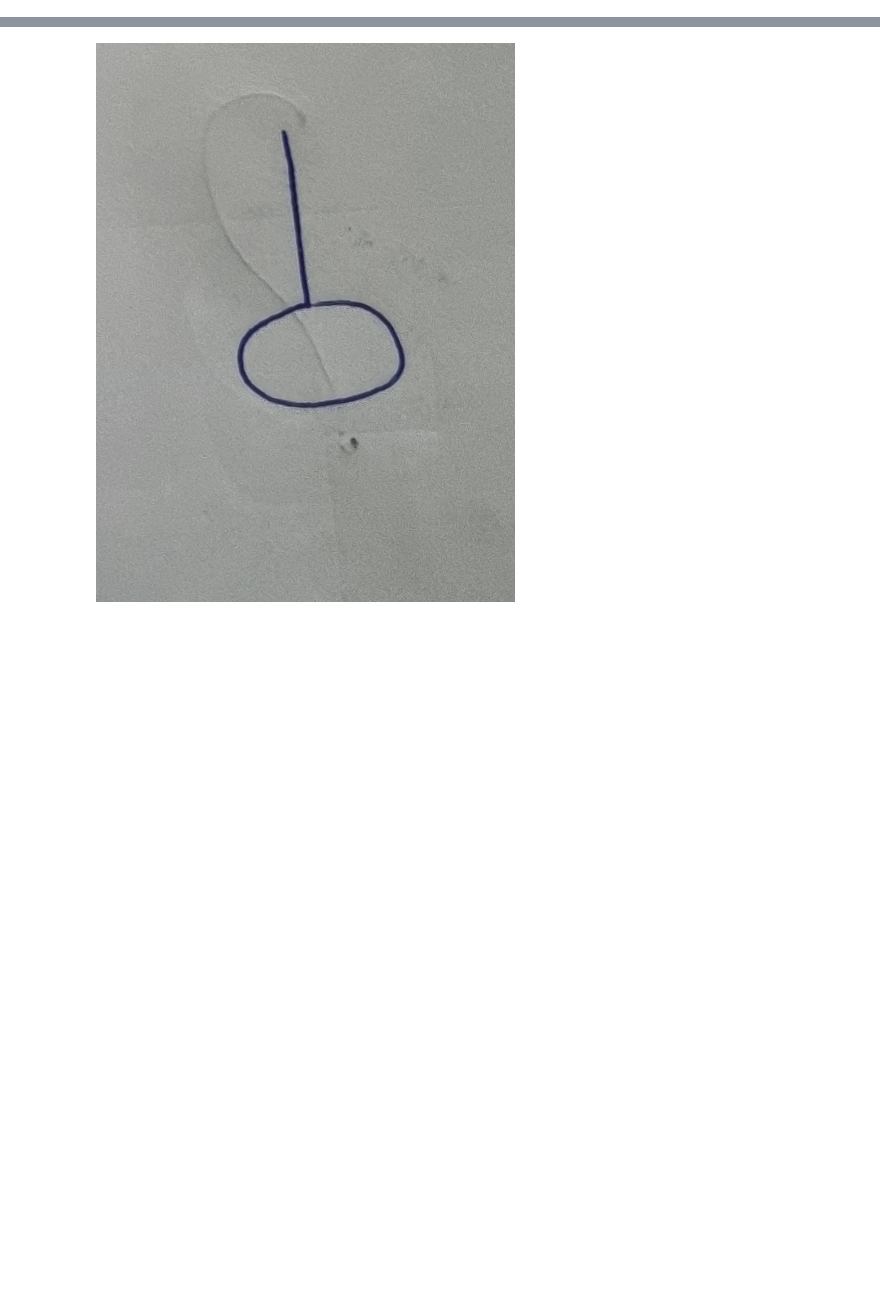
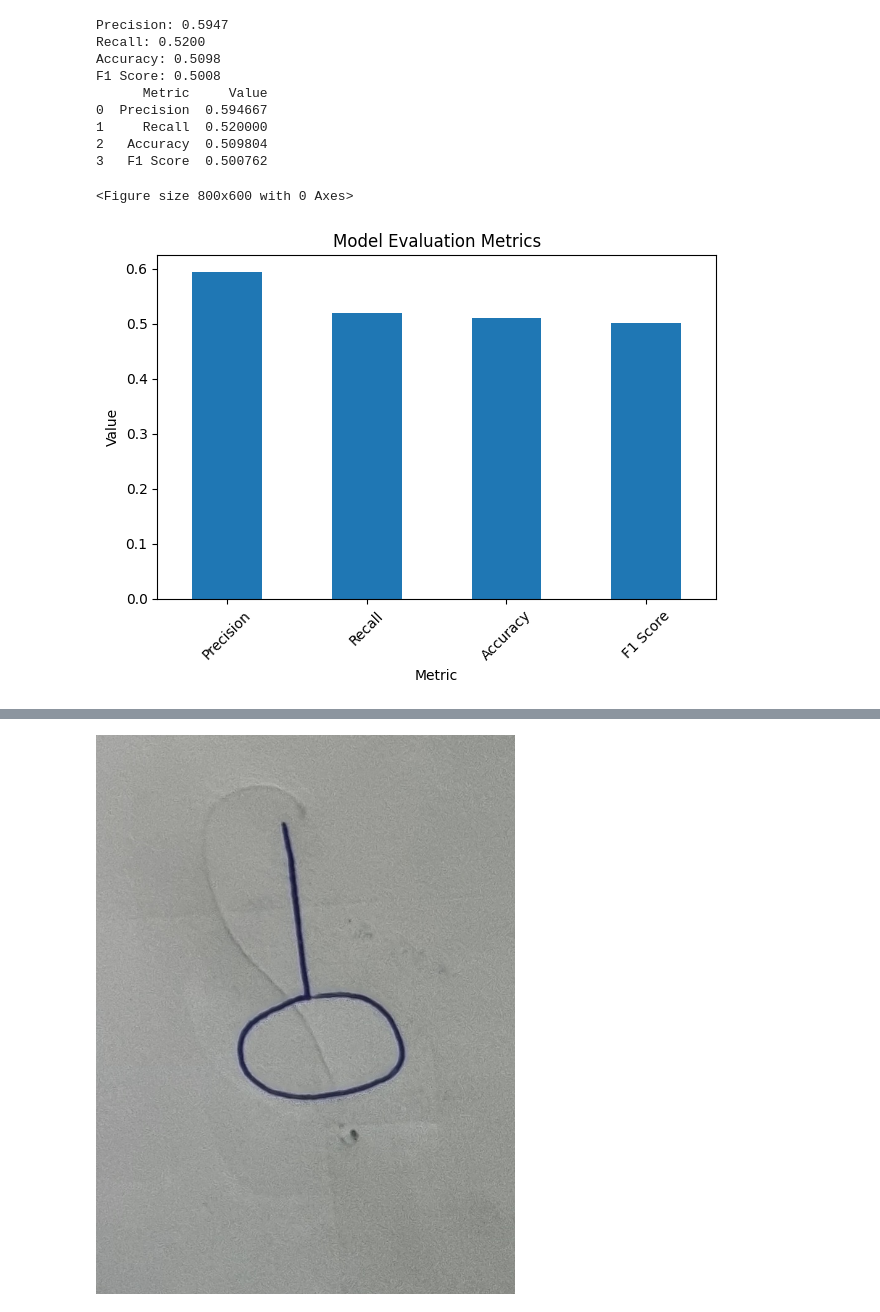
Before and after one commit to Yash-Kashyap/An-Efficient-Approach-For-The-Translation-Of-Brahmi-Script-Using-OCR, a Jupyter notebook: main.ipynb, the cells around one changed output, grey strips where cells are left out. Cells and saved outputs as stored; diff of their text form; code cells hidden in the pictures; blank space fills up the shorter version.

```diff
--- a/main.ipynb
+++ b/main.ipynb
@@ -110,3 +110,62 @@ Epoch 10/10, Train Loss: 0.0013, Train Accuracy: 100.00%, Val Loss: 3.5808, Val
+# %%
+from sklearn.metrics import precision_score, recall_score, accuracy_score, f1_score
+
+# Evaluate the model on the validation set
+model.eval()
+val_predictions = []
+val_targets = []
+
+with torch.no_grad():
+    for inputs, labels in val_loader:
+        inputs, labels = inputs.to(device), labels.to(device)
+        outputs = model(inputs)
+        _, predicted = torch.max(outputs, 1)
+        val_predictions.extend(predicted.cpu().numpy())
+        val_targets.extend(labels.cpu().numpy())
+
+# Calculate evaluation metrics
+precision = precision_score(val_targets, val_predictions, average='macro')
+recall = recall_score(val_targets, val_predictions, average='macro')
+accuracy = accuracy_score(val_targets, val_predictions)
+f1 = f1_score(val_targets, val_predictions, average='macro')
+
+# Print the evaluation metrics
+print(f'Precision: {precision:.4f}')
+print(f'Recall: {recall:.4f}')
+print(f'Accuracy: {accuracy:.4f}')
+print(f'F1 Score: {f1:.4f}')
+
+# Create a table of evaluation metrics
+import pandas as pd
+
+metrics_table = pd.DataFrame({
+    'Metric': ['Precision', 'Recall', 'Accuracy', 'F1 Score'],
+    'Value': [precision, recall, accuracy, f1]
+})
+
+print(metrics_table)
+
+# Plot the evaluation metrics
+plt.figure(figsize=(8, 6))
+metrics_table.plot(kind='bar', x='Metric', y='Value', legend=None)
+plt.title('Model Evaluation Metrics')
+plt.xlabel('Metric')
+plt.ylabel('Value')
+plt.xticks(rotation=45)
+plt.tight_layout()
+plt.show()
+# %% [output]
+Precision: 0.5947
+Recall: 0.5200
+Accuracy: 0.5098
+F1 Score: 0.5008
+      Metric     Value
+0  Precision  0.594667
+1     Recall  0.520000
+2   Accuracy  0.509804
+3   F1 Score  0.500762
+<Figure size 800x600 with 0 Axes>
+[figure, added]
 # %%
 # Plot the loss and accuracy curves
 plt.figure(figsize=(10, 5))
```
Also changed, not shown: parts of 3 cells of this notebook.
